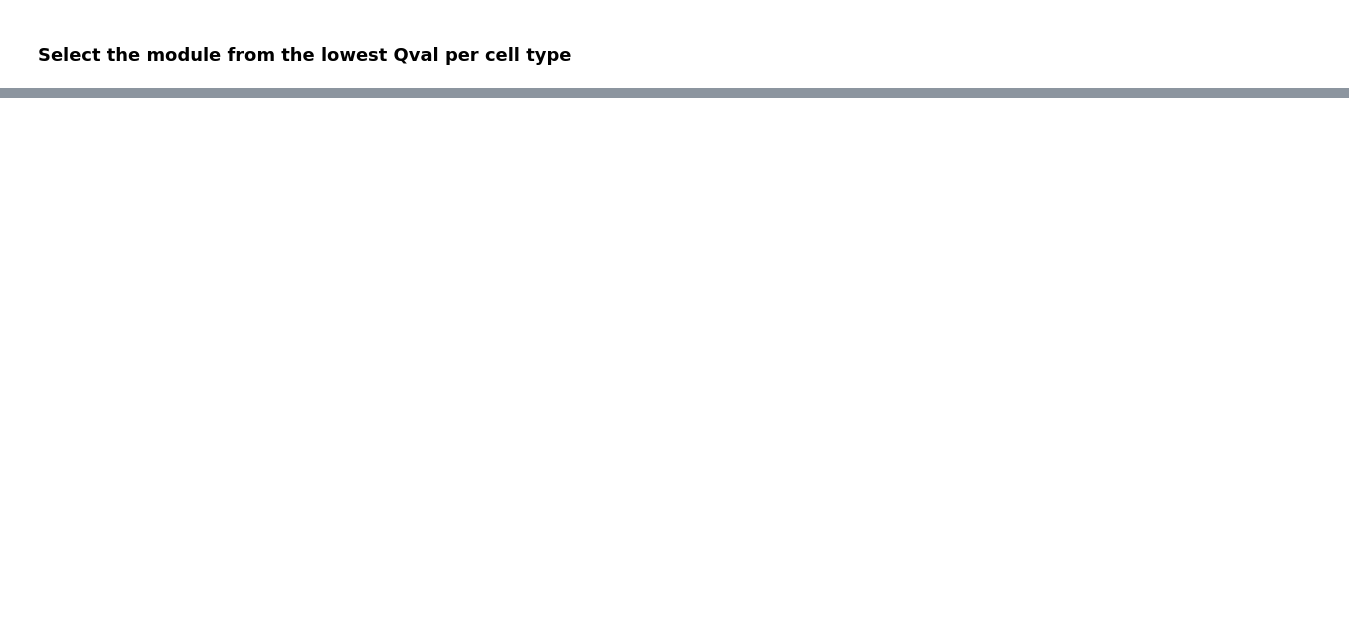
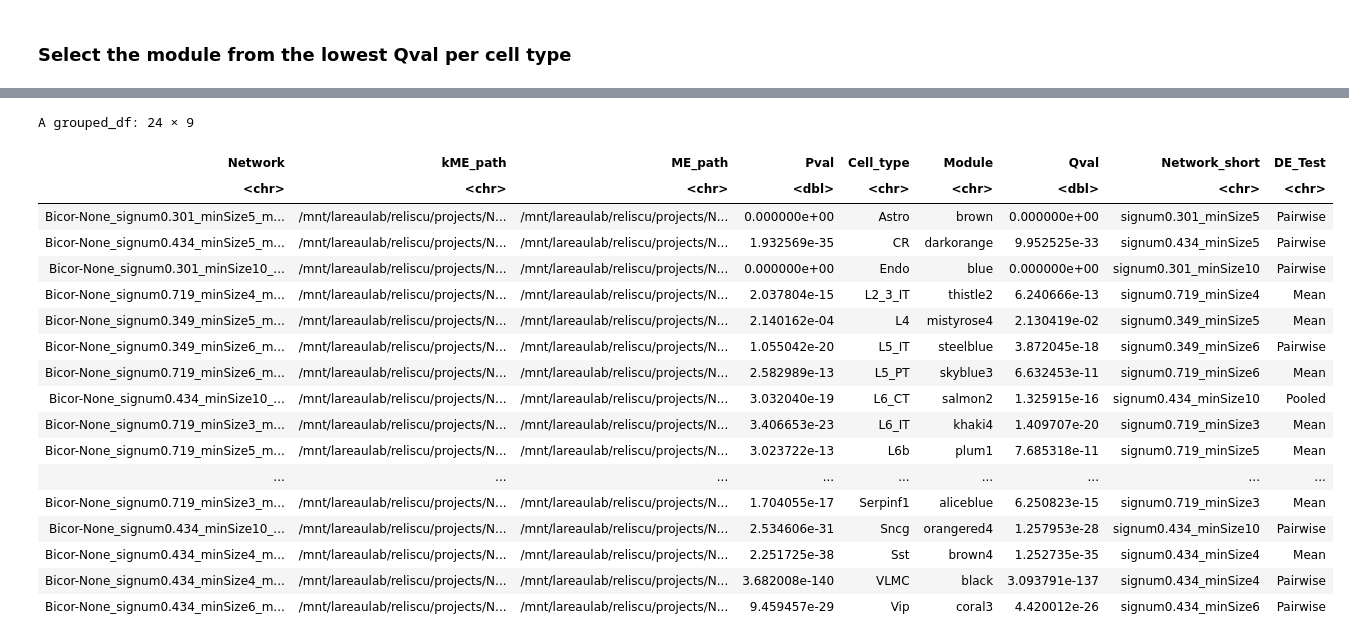
Before and after one commit to reliscu/pseudobulk_splicing_tasic_2018_mouse_ALM, a Jupyter notebook: 07_get_module_enrichments.ipynb, the cells around one changed output, grey strips where cells are left out. Drawn from its saved outputs; the diff is of its cells as text; code cells hidden in the pictures; blank space fills up the shorter version.

```diff
--- a/07_get_module_enrichments.ipynb
+++ b/07_get_module_enrichments.ipynb
@@ -426,3 +463,25 @@ A grouped_df: 22 × 5
+# %%
+top_qval_mods_df
+# %% [output]
+A grouped_df: 24 × 9
+| Network | kME_path | ME_path | Pval | Cell_type | Module | Qval | Network_short | DE_Test |
+| <chr> | <chr> | <chr> | <dbl> | <chr> | <chr> | <dbl> | <chr> | <chr> |
+| Bicor-None_signum0.301_minSize5_m... | /mnt/lareaulab/reliscu/projects/N... | /mnt/lareaulab/reliscu/projects/N... | 0.000000e+00 | Astro | brown | 0.000000e+00 | signum0.301_minSize5 | Pairwise |
+| Bicor-None_signum0.434_minSize5_m... | /mnt/lareaulab/reliscu/projects/N... | /mnt/lareaulab/reliscu/projects/N... | 1.932569e-35 | CR | darkorange | 9.952525e-33 | signum0.434_minSize5 | Pairwise |
+| Bicor-None_signum0.301_minSize10_... | /mnt/lareaulab/reliscu/projects/N... | /mnt/lareaulab/reliscu/projects/N... | 0.000000e+00 | Endo | blue | 0.000000e+00 | signum0.301_minSize10 | Pairwise |
+| Bicor-None_signum0.719_minSize4_m... | /mnt/lareaulab/reliscu/projects/N... | /mnt/lareaulab/reliscu/projects/N... | 2.037804e-15 | L2_3_IT | thistle2 | 6.240666e-13 | signum0.719_minSize4 | Mean |
+| Bicor-None_signum0.349_minSize5_m... | /mnt/lareaulab/reliscu/projects/N... | /mnt/lareaulab/reliscu/projects/N... | 2.140162e-04 | L4 | mistyrose4 | 2.130419e-02 | signum0.349_minSize5 | Mean |
+| Bicor-None_signum0.349_minSize6_m... | /mnt/lareaulab/reliscu/projects/N... | /mnt/lareaulab/reliscu/projects/N... | 1.055042e-20 | L5_IT | steelblue | 3.872045e-18 | signum0.349_minSize6 | Pairwise |
+| Bicor-None_signum0.719_minSize6_m... | /mnt/lareaulab/reliscu/projects/N... | /mnt/lareaulab/reliscu/projects/N... | 2.582989e-13 | L5_PT | skyblue3 | 6.632453e-11 | signum0.719_minSize6 | Mean |
+| Bicor-None_signum0.434_minSize10_... | /mnt/lareaulab/reliscu/projects/N... | /mnt/lareaulab/reliscu/projects/N... | 3.032040e-19 | L6_CT | salmon2 | 1.325915e-16 | signum0.434_minSize10 | Pooled |
+| Bicor-None_signum0.719_minSize3_m... | /mnt/lareaulab/reliscu/projects/N... | /mnt/lareaulab/reliscu/projects/N... | 3.406653e-23 | L6_IT | khaki4 | 1.409707e-20 | signum0.719_minSize3 | Mean |
+| Bicor-None_signum0.719_minSize5_m... | /mnt/lareaulab/reliscu/projects/N... | /mnt/lareaulab/reliscu/projects/N... | 3.023722e-13 | L6b | plum1 | 7.685318e-11 | signum0.719_minSize5 | Mean |
+| ... | ... | ... | ... | ... | ... | ... | ... | ... |
+| Bicor-None_signum0.719_minSize3_m... | /mnt/lareaulab/reliscu/projects/N... | /mnt/lareaulab/reliscu/projects/N... | 1.704055e-17 | Serpinf1 | aliceblue | 6.250823e-15 | signum0.719_minSize3 | Mean |
+| Bicor-None_signum0.434_minSize10_... | /mnt/lareaulab/reliscu/projects/N... | /mnt/lareaulab/reliscu/projects/N... | 2.534606e-31 | Sncg | orangered4 | 1.257953e-28 | signum0.434_minSize10 | Pairwise |
+| Bicor-None_signum0.434_minSize4_m... | /mnt/lareaulab/reliscu/projects/N... | /mnt/lareaulab/reliscu/projects/N... | 2.251725e-38 | Sst | brown4 | 1.252735e-35 | signum0.434_minSize4 | Mean |
+| Bicor-None_signum0.434_minSize4_m... | /mnt/lareaulab/reliscu/projects/N... | /mnt/lareaulab/reliscu/projects/N... | 3.682008e-140 | VLMC | black | 3.093791e-137 | signum0.434_minSize4 | Pairwise |
+| Bicor-None_signum0.434_minSize6_m... | /mnt/lareaulab/reliscu/projects/N... | /mnt/lareaulab/reliscu/projects/N... | 9.459457e-29 | Vip | coral3 | 4.420012e-26 | signum0.434_minSize6 | Pairwise |
 # %%
 if (unique) {
     write.csv(top_qval_mods_df, file=paste0("data/tasic_2018_ALM_STAR_donor_cell_type_pseudobulk_DE_genes_dream_unique_", network_dataset, "_", mod_def, "_top_Qval_modules.csv"), row.names=FALSE, quote=FALSE)
```
Also changed, not shown: parts of 15 cells of this notebook, 4 other files.
